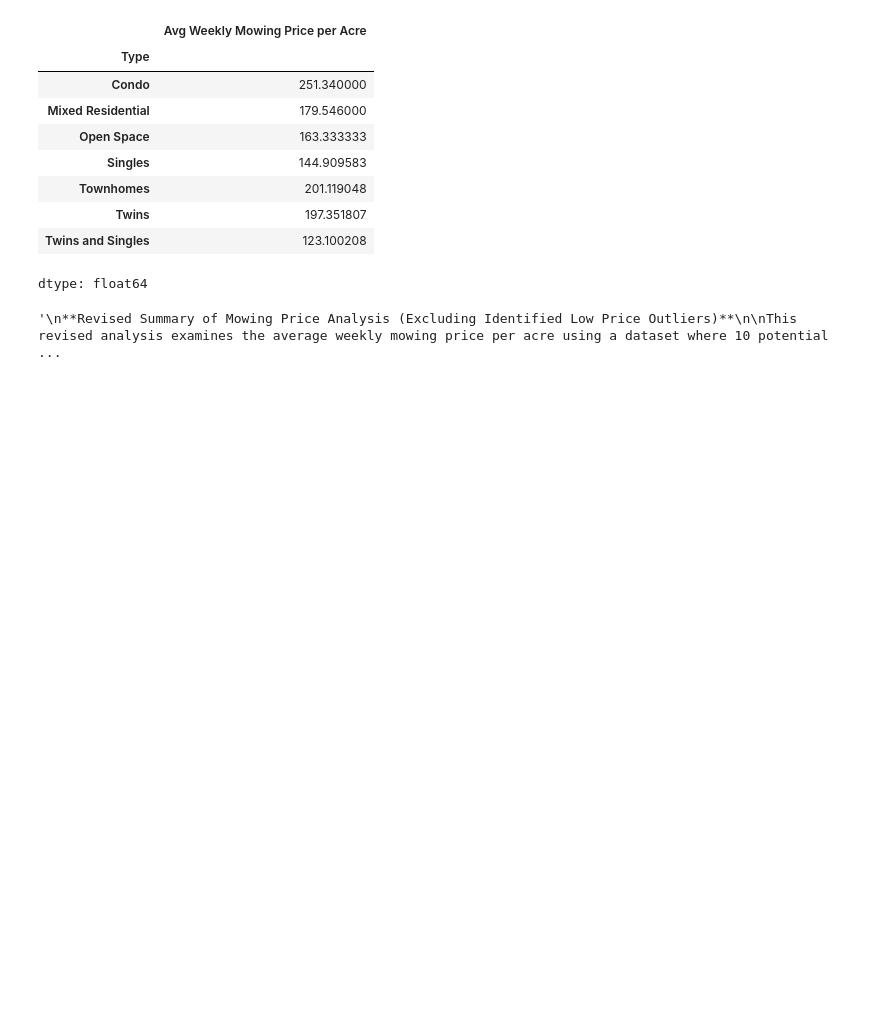
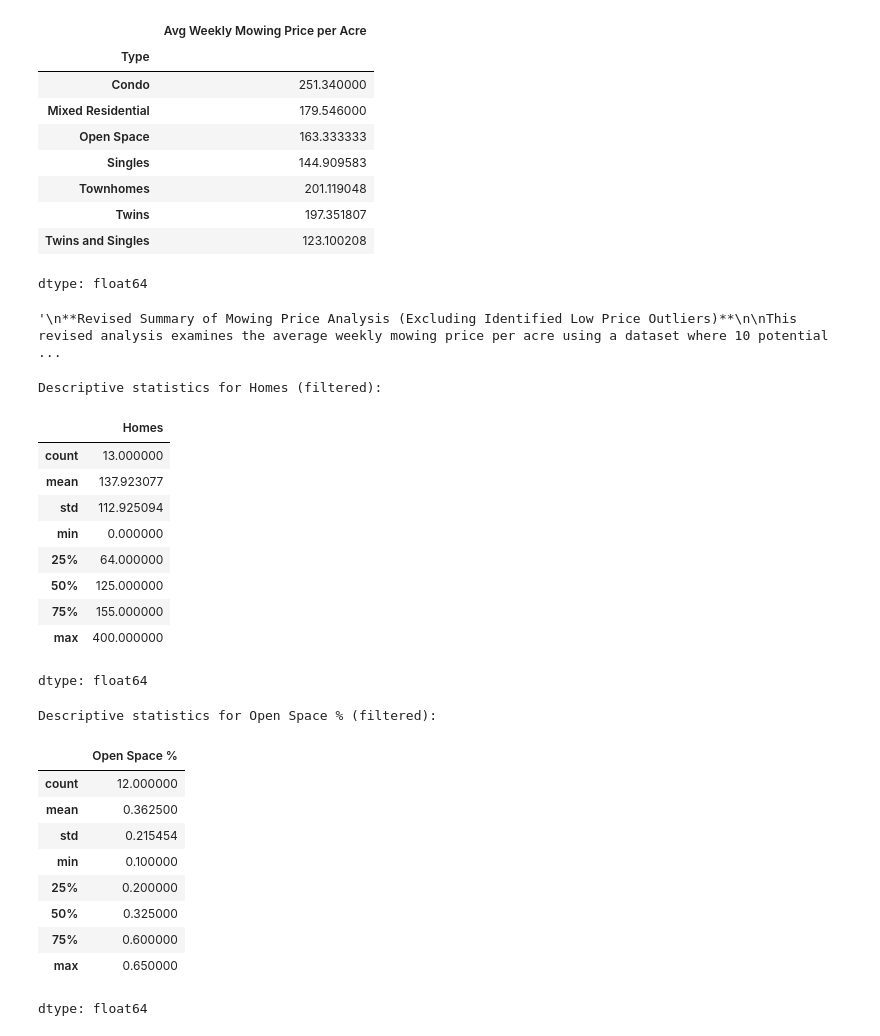
Before and after one commit to robbyweeds/ShearonProject, a Jupyter notebook: Shearon_Project.ipynb, the cells around one changed output. Saved outputs shown, nothing was run; the diff lists cells and outputs as text; code cells hidden in the pictures; blank space fills up the shorter version.

```diff
--- a/Shearon_Project.ipynb
+++ b/Shearon_Project.ipynb
@@ -624,3 +624,34 @@ Average price by property type (filtered):
 | Twins and Singles | 123.100208 |
 dtype: float64
 '\n**Revised Summary of Mowing Price Analysis (Excluding Identified Low Price Outliers)**\n\nThis revised analysis examines the average weekly mowing price per acre using a dataset where 10 potential  ...
+# %%
+
+
+print("\nDescriptive statistics for Homes (filtered):")
+display(df_filtered_open_space['Homes'].describe())
+
+print("\nDescriptive statistics for Open Space % (filtered):")
+display(df_filtered_open_space['Open Space %'].describe())
+# %% [output]
+Descriptive statistics for Homes (filtered):
+|  | Homes |
+| count | 13.000000 |
+| mean | 137.923077 |
+| std | 112.925094 |
+| min | 0.000000 |
+| 25% | 64.000000 |
+| 50% | 125.000000 |
+| 75% | 155.000000 |
+| max | 400.000000 |
+dtype: float64
+Descriptive statistics for Open Space % (filtered):
+|  | Open Space % |
+| count | 12.000000 |
+| mean | 0.362500 |
+| std | 0.215454 |
+| min | 0.100000 |
+| 25% | 0.200000 |
+| 50% | 0.325000 |
+| 75% | 0.600000 |
+| max | 0.650000 |
+dtype: float64
```
